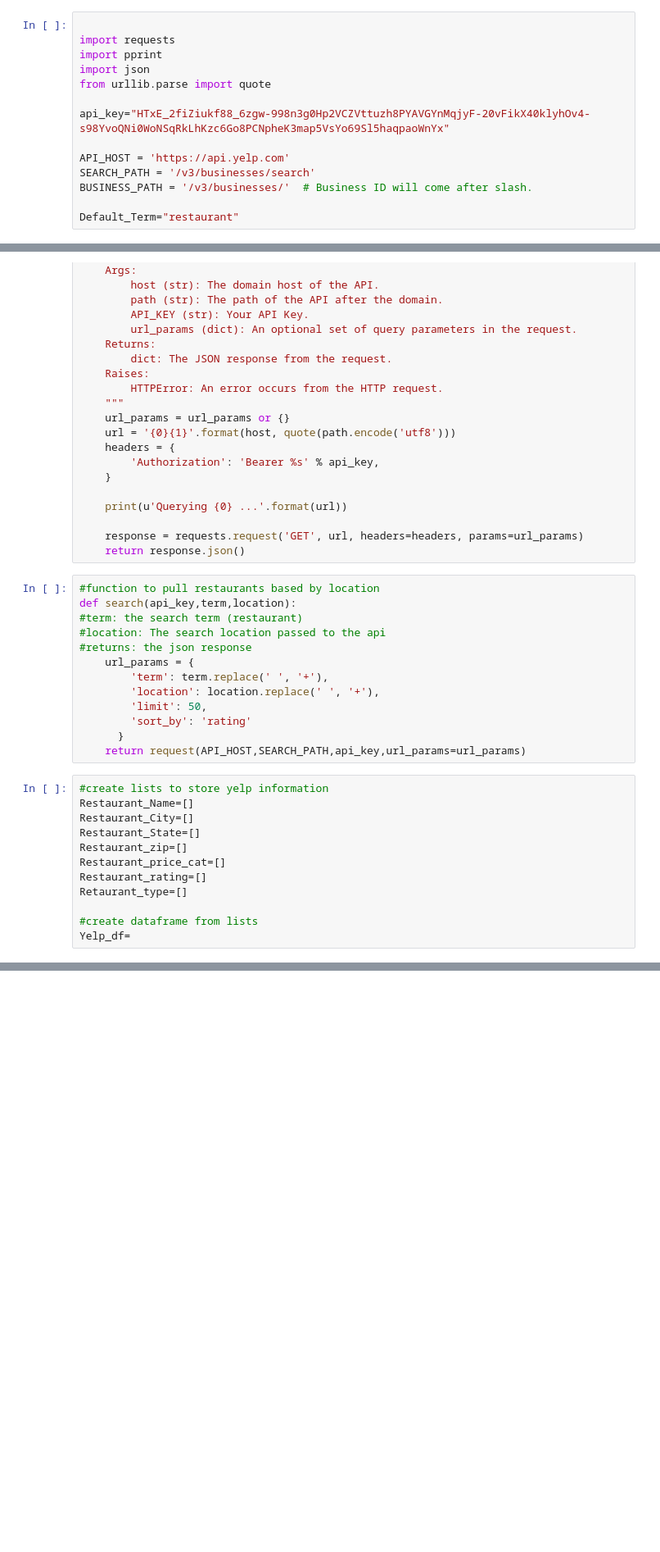
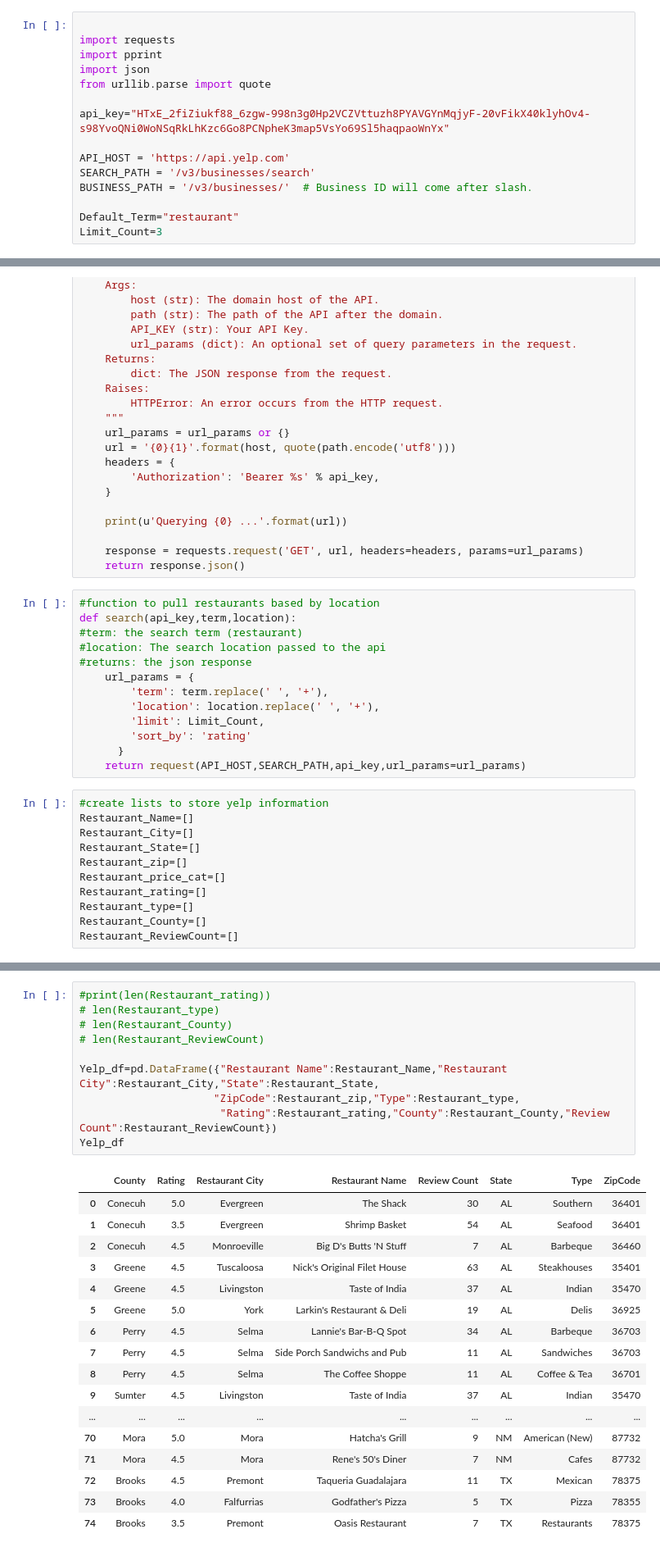
Before and after one commit to mlee0416/Dolphin-Rebels-, a Jupyter notebook: Census Analysis.ipynb, the cells around one changed output, grey strips where cells are left out. Shown at 82% size. Saved outputs shown, nothing was run; the diff lists cells and outputs as text; blank space fills up the shorter version.

```diff
--- a/Census Analysis.ipynb
+++ b/Census Analysis.ipynb
@@ -230,6 +230,7 @@ SEARCH_PATH = '/v3/businesses/search'
 BUSINESS_PATH = '/v3/businesses/'  # Business ID will come after slash.
 
 Default_Term="restaurant"
+Limit_Count=3
 # %%
 #define function to pull information from yelp
 def request(host, path, api_key, url_params=None):
@@ -263,7 +264,7 @@ def search(api_key,term,location):
     url_params = {
         'term': term.replace(' ', '+'),
         'location': location.replace(' ', '+'),
-        'limit': 50,
+        'limit': Limit_Count,
         'sort_by': 'rating'
       }
     return request(API_HOST,SEARCH_PATH,api_key,url_params=url_params)
@@ -275,7 +276,6 @@ Restaurant_State=[]
 Restaurant_zip=[]
 Restaurant_price_cat=[]
 Restaurant_rating=[]
-Retaurant_type=[]
-
-#create dataframe from lists
-Yelp_df=
+Restaurant_type=[]
+Restaurant_County=[]
+Restaurant_ReviewCount=[]
@@ -281,0 +439,28 @@ Yelp_df=
+# %%
+#print(len(Restaurant_rating))
+# len(Restaurant_type)
+# len(Restaurant_County)
+# len(Restaurant_ReviewCount)
+
+Yelp_df=pd.DataFrame({"Restaurant Name":Restaurant_Name,"Restaurant City":Restaurant_City,"State":Restaurant_State,
+                     "ZipCode":Restaurant_zip,"Type":Restaurant_type,
+                      "Rating":Restaurant_rating,"County":Restaurant_County,"Review Count":Restaurant_ReviewCount})
+Yelp_df
+# %% [output]
+|  | County | Rating | Restaurant City | Restaurant Name | Review Count | State | Type | ZipCode |
+| 0 | Conecuh | 5.0 | Evergreen | The Shack | 30 | AL | Southern | 36401 |
+| 1 | Conecuh | 3.5 | Evergreen | Shrimp Basket | 54 | AL | Seafood | 36401 |
+| 2 | Conecuh | 4.5 | Monroeville | Big D's Butts 'N Stuff | 7 | AL | Barbeque | 36460 |
+| 3 | Greene | 4.5 | Tuscaloosa | Nick's Original Filet House | 63 | AL | Steakhouses | 35401 |
+| 4 | Greene | 4.5 | Livingston | Taste of India | 37 | AL | Indian | 35470 |
+| 5 | Greene | 5.0 | York | Larkin's Restaurant & Deli | 19 | AL | Delis | 36925 |
+| 6 | Perry | 4.5 | Selma | Lannie's Bar-B-Q Spot | 34 | AL | Barbeque | 36703 |
+| 7 | Perry | 4.5 | Selma | Side Porch Sandwichs and Pub | 11 | AL | Sandwiches | 36703 |
+| 8 | Perry | 4.5 | Selma | The Coffee Shoppe | 11 | AL | Coffee & Tea | 36701 |
+| 9 | Sumter | 4.5 | Livingston | Taste of India | 37 | AL | Indian | 35470 |
+| ... | ... | ... | ... | ... | ... | ... | ... | ... |
+| 70 | Mora | 5.0 | Mora | Hatcha's Grill | 9 | NM | American (New) | 87732 |
+| 71 | Mora | 4.5 | Mora | Rene's 50's Diner | 7 | NM | Cafes | 87732 |
+| 72 | Brooks | 4.5 | Premont | Taqueria Guadalajara | 11 | TX | Mexican | 78375 |
+| 73 | Brooks | 4.0 | Falfurrias | Godfather's Pizza | 5 | TX | Pizza | 78355 |
+| 74 | Brooks | 3.5 | Premont | Oasis Restaurant | 7 | TX | Restaurants | 78375 |
```
Also changed, not shown: parts of 7 cells of this notebook.
